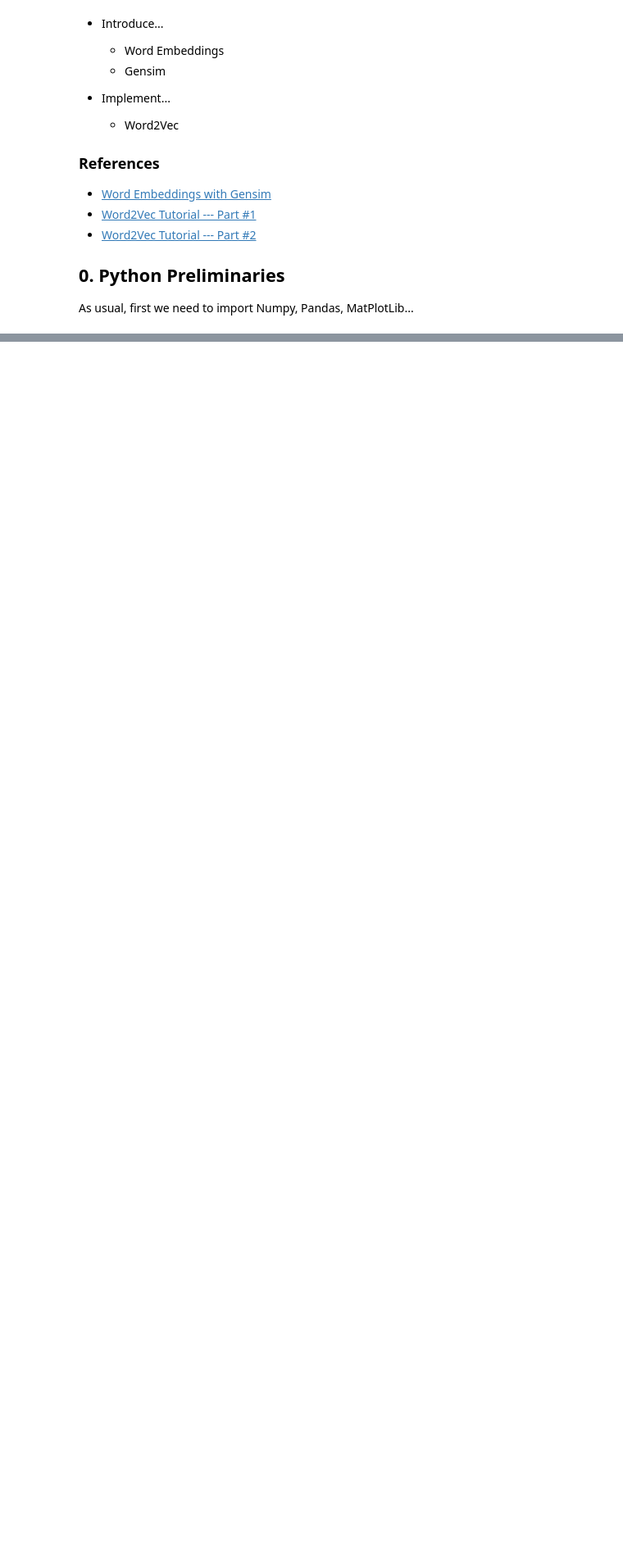
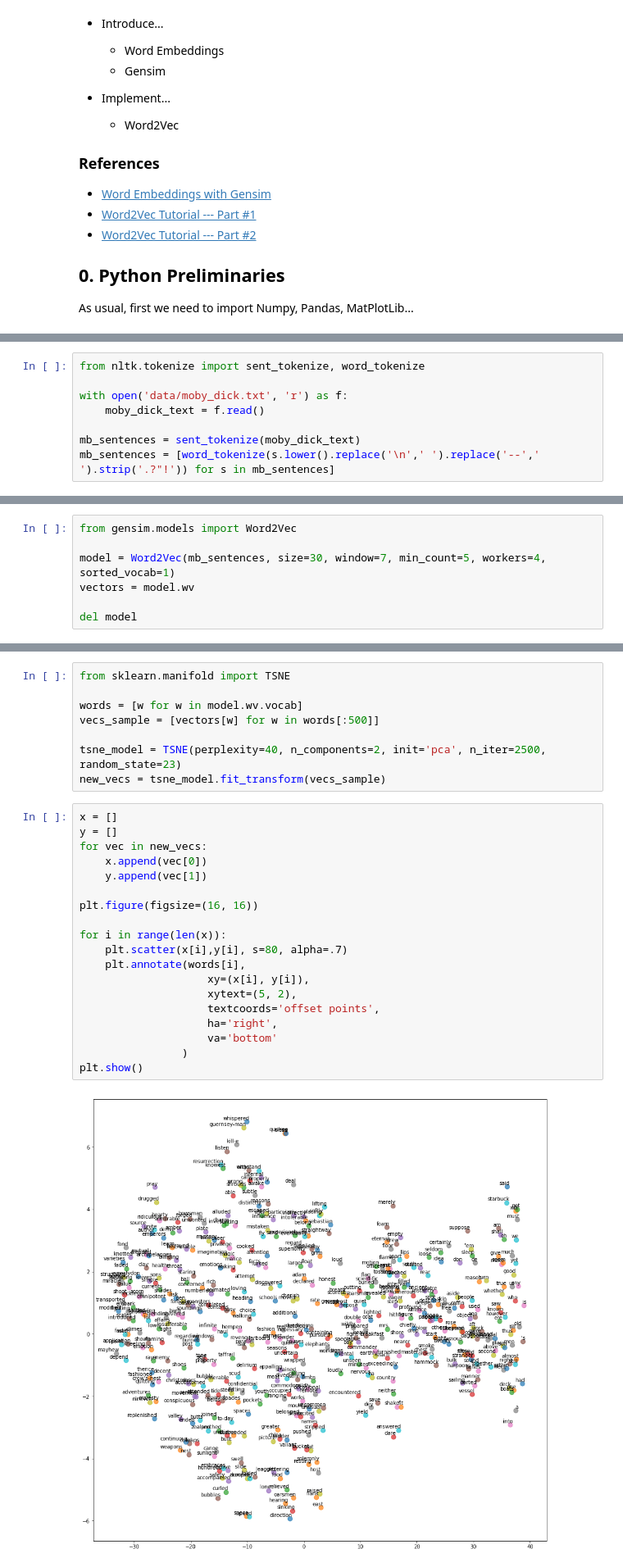
Before and after one commit to UCIDataLab/software_tutorial_notebooks, a Jupyter notebook: word_embeddings_w_gensim.ipynb, the cells around one changed output, grey strips where cells are left out. Shown at 82% size. Cells and saved outputs as stored; diff of their text form; blank space fills up the shorter version.

```diff
--- a/word_embeddings_w_gensim.ipynb
+++ b/word_embeddings_w_gensim.ipynb
@@ -29,0 +26,8 @@ ImportError: dlopen(/Users/enalisnick/anaconda/envs/cs175/lib/python3.5/site-pac
+# %%
+from nltk.tokenize import sent_tokenize, word_tokenize
+
+with open('data/moby_dick.txt', 'r') as f:
+    moby_dick_text = f.read()
+
+mb_sentences = sent_tokenize(moby_dick_text)
+mb_sentences = [word_tokenize(s.lower().replace('\n',' ').replace('--',' ').strip('.?"!')) for s in mb_sentences]
@@ -29,0 +38,7 @@ ImportError: dlopen(/Users/enalisnick/anaconda/envs/cs175/lib/python3.5/site-pac
+# %%
+from gensim.models import Word2Vec
+
+model = Word2Vec(mb_sentences, size=30, window=7, min_count=5, workers=4, sorted_vocab=1)
+vectors = model.wv
+
+del model
@@ -29,0 +58,29 @@ ImportError: dlopen(/Users/enalisnick/anaconda/envs/cs175/lib/python3.5/site-pac
+# %%
+from sklearn.manifold import TSNE
+
+words = [w for w in model.wv.vocab]
+vecs_sample = [vectors[w] for w in words[:500]]
+
+tsne_model = TSNE(perplexity=40, n_components=2, init='pca', n_iter=2500, random_state=23)
+new_vecs = tsne_model.fit_transform(vecs_sample)
+# %%
+x = []
+y = []
+for vec in new_vecs:
+    x.append(vec[0])
+    y.append(vec[1])
+
+plt.figure(figsize=(16, 16))
+
+for i in range(len(x)):
+    plt.scatter(x[i],y[i], s=80, alpha=.7)
+    plt.annotate(words[i],
+                    xy=(x[i], y[i]),
+                    xytext=(5, 2),
+                    textcoords='offset points',
+                    ha='right',
+                    va='bottom'
+                )
+plt.show()
+# %% [output]
+[figure, added]
```
Also changed, not shown: parts of 6 cells of this notebook, 2 other files.
